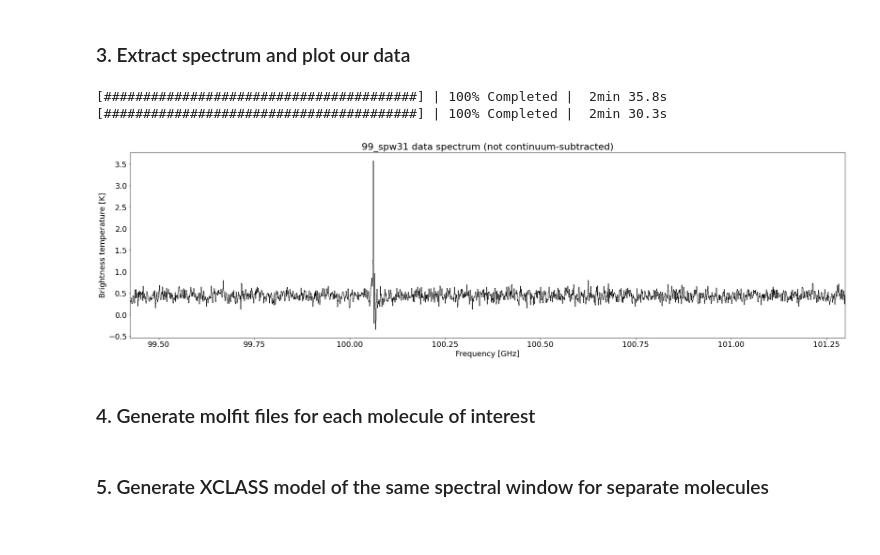
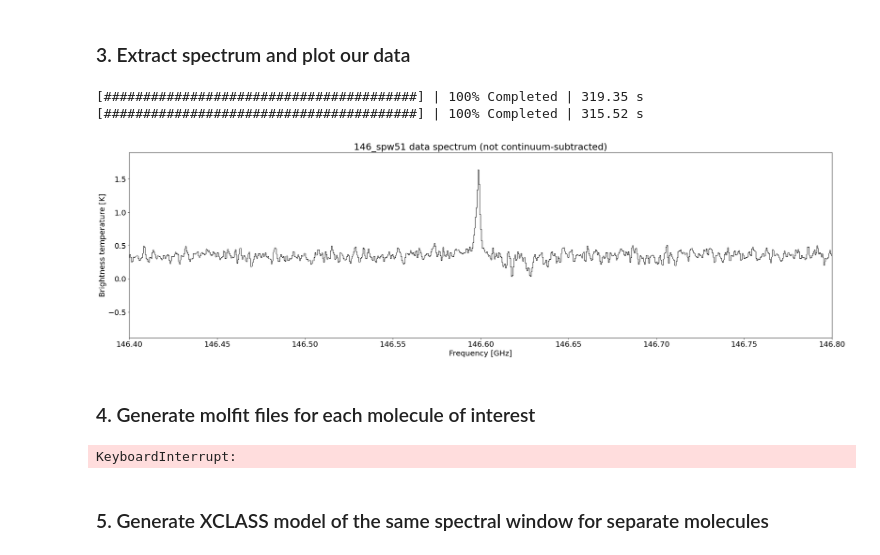
Before and after one commit to abulatek/brick, a Jupyter notebook: first_results/modeling/modeling_core.ipynb, the cells around one changed output. Saved outputs shown, nothing was run; the diff lists cells and outputs as text; code cells hidden in the pictures.

```diff
--- a/first_results/modeling/modeling_core.ipynb
+++ b/first_results/modeling/modeling_core.ipynb
@@ -76,7 +76,7 @@ freq_spws = [
 ]
 # %%
 # Only look at one cube from here on out
-ind = freq_spws.index('99_spw31')
+ind = freq_spws.index('146_spw51')
 # %%
 from spectral_cube import SpectralCube
 
@@ -141,20 +141,21 @@ plt.rc('figure', titlesize = LG_SIZE)   # fontsize of the figure title
 # %%
 spectrum = smoothed_cube[:, y, x].to(u.K)
 # %% [output]
-[########################################] | 100% Completed |  2min 35.8s
-[########################################] | 100% Completed |  2min 30.3s
+[########################################] | 100% Completed | 319.35 s
+[########################################] | 100% Completed | 315.52 s
 # %%
 import numpy as np
 
 fig = plt.figure(figsize = (30, 8))
 
 plt.plot(smoothed_cube.spectral_axis.to(u.GHz), np.array(spectrum), linestyle = '-', color = 'k', linewidth = 1, drawstyle = 'steps-mid')
 plt.xlabel(f"Frequency [{smoothed_cube.spectral_axis.to(u.GHz).unit}]")
 plt.ylabel(f"Brightness temperature [{spectrum.unit}]")
-plt.xlim(smoothed_cube.spectral_extrema.to(u.GHz).value)
+# plt.xlim(smoothed_cube.spectral_extrema.to(u.GHz).value)
+plt.xlim(146.4, 146.8)
 plt.title(f"{freq_spws[ind]} data spectrum (not continuum-subtracted)")
 plt.show()
 # %% [output]
-[figure, old version]
+[figure, new version]
 # %% [markdown]
 ### 4. Generate molfit files for each molecule of interest
@@ -163,3 +162,15 @@ import matplotlib.pyplot as plt
+# %%
+# Get molecule names
+import sqlite3
+conn = sqlite3.connect('/orange/adamginsburg/software/XCLASS-Interface/Database/cdms_sqlite.db')
+cursor = conn.cursor()
+cursor.execute("SELECT DISTINCT T_Name FROM Transitions")
+molecules = cursor.fetchall()
+molecules_ = [x[0] for x in molecules]
+any('CH2NH' in x for x in molecules_) # Check for a molecule
+[x[0] for x in molecules if 'HCN' in x[0]] # List all listings for a molecule
+# %% [output]
+KeyboardInterrupt:
 # %%
 cmap = plt.get_cmap('tab20') # Can use cmap(0) through (cmap19) to access
 # %%
```
Also changed, not shown: parts of 4 cells of this notebook, 6 other files.
